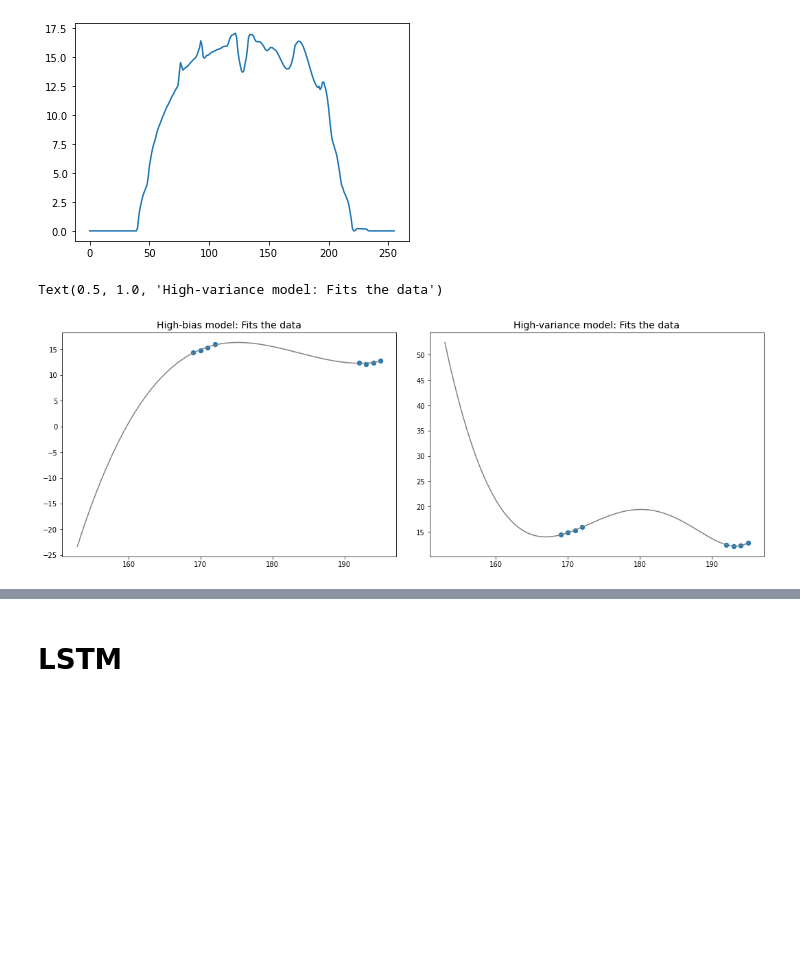
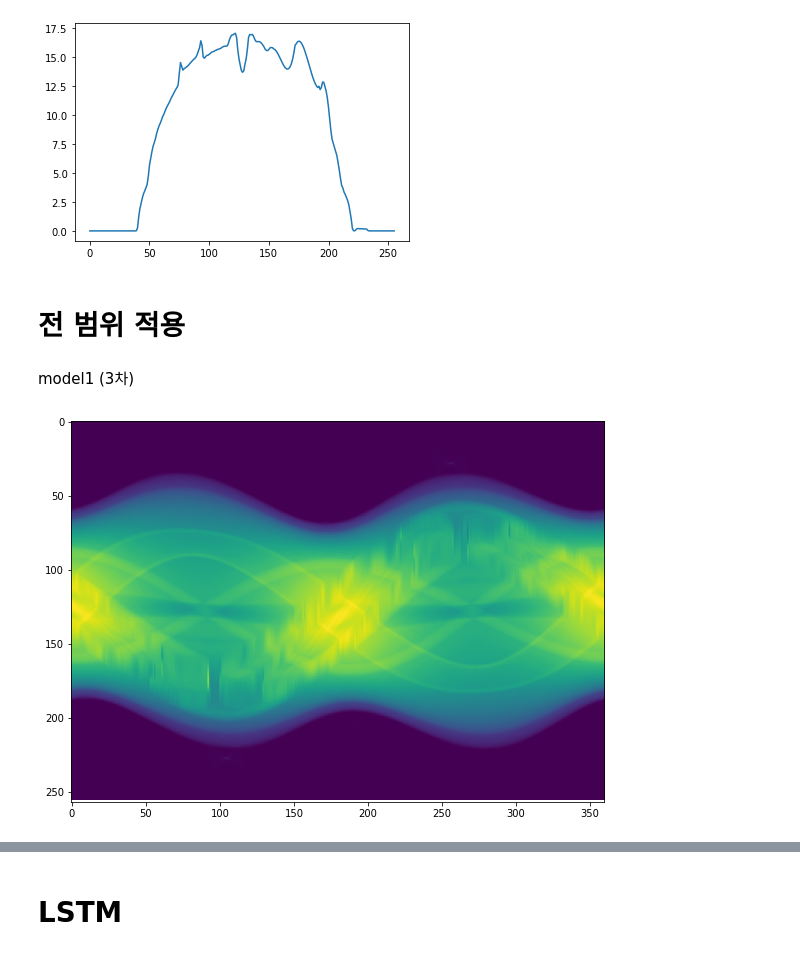
Before and after one commit to KyungRyeolBaek/study, a Jupyter notebook: AI study/치아/Metal3_tooth.ipynb, the cells around one changed output, grey strips where cells are left out. Cells and saved outputs as stored; diff of their text form; code cells hidden in the pictures; blank space fills up the shorter version.

```diff
--- a/AI study/치아/Metal3_tooth.ipynb
+++ b/AI study/치아/Metal3_tooth.ipynb
@@ -422,27 +421,47 @@ for i in value_30[14:]:
 plt.plot(df.iloc[100]);
 # %% [output]
 [figure]
-# %%
-X_frame = df.iloc[100][value_30[14] - 4 : value_30[14]]
-
-import numpy as np
-X = np.array([[i] for i in list(X_frame.index)] + [[192]] +[[193]] + [[194]] + [[195]])
-y = np.array([X_frame[i] for i in X[:-4, 0]] + [df.iloc[100][192]]  + [df.iloc[100][193]] + [df.iloc[100][194]] + [df.iloc[100][195]])
-
-xfit = np.linspace(153 - 0.1, 195 + 0.1, 1000)[:, None]
-model1 = PolynomialRegression(3).fit(X, y)
-model2 = PolynomialRegression(8).fit(X, y)
-
-fig, ax = plt.subplots(1, 2, figsize=(16, 6))
-fig.subplots_adjust(left=0.0625, right=0.95, wspace=0.1)
-
-ax[0].scatter(X.ravel(), y, s=40)
-ax[0].plot(xfit.ravel(), model1.predict(xfit), color='gray')
-ax[0].set_title('High-bias model: Fits the data', size=14)
-
-ax[1].scatter(X.ravel(), y, s=40)
-ax[1].plot(xfit.ravel(), model2.predict(xfit), color='gray')
-ax[1].set_title('High-variance model: Fits the data', size=14)
-# %% [output]
-Text(0.5, 1.0, 'High-variance model: Fits the data')
-[figure, removed]
+# %% [markdown]
+# 전 범위 적용
+# %% [markdown]
+model1 (3차)
+# %%
+df = pd.read_table('./images/tooth3-3.txt',sep='\t', header = None)
+
+for z in range(360):
+  value_30 = [i for i, j in zip(range(256), (df.iloc[z] == 30)) if j == True]
+  while value_30 != []:
+    value_30 = [i for i, j in zip(range(256), (df.iloc[z] == 30)) if j == True]                           # 30인 부위 찾기.
+    value_not_30 = sorted(list(set([i for i in range(value_30[0], value_30[-1]+5, 1)]) - set(value_30)))    # 마스킹 범위 중 30이 아닌 부분
+
+    X_frame = df.iloc[z][value_30[0] - 4 : value_30[0]]   # 앞에 4개
+    X_limit = [[value_not_30[0]]]                           # 뒤에 1개 ~ 4개
+
+    for i in range(4):
+      try:
+        if (value_not_30[i]+1 == value_not_30[i+1]):
+          X_limit += [[value_not_30[i+1]]]
+        else:
+          break
+      except:
+        pass
+
+    X_frame = df.iloc[z][value_30[0] - 4 : value_30[0]]
+
+    import numpy as np
+    X = np.array([[i] for i in list(X_frame.index)] + X_limit)
+    y = np.array([X_frame[i] for i in X[:-len(X_limit), 0]] + [df.iloc[z][i[0]] for i in X_limit])
+
+    xfit = np.linspace(value_30[0] - 4 - 0.1, value_not_30[0] + len(X_limit) - 1 + 0.1, 1000)[:, None]
+    model1 = PolynomialRegression(3).fit(X, y)
+    # model2 = PolynomialRegression(8).fit(X, y)
+
+    for i in value_30[:len([i for i in value_30 if (i < X_limit[0][0])])]:
+      df.iloc[z][i] = model1.predict([[i]])
+    value_30 = [i for i, j in zip(range(256), (df.iloc[z] == 30)) if j == True]
+
+plt.figure(figsize = (15, 7))
+plt.imshow(df.T)
+plt.colorbar;
+# %% [output]
+[figure, added]
```
Also changed, not shown: parts of 18 cells of this notebook.
